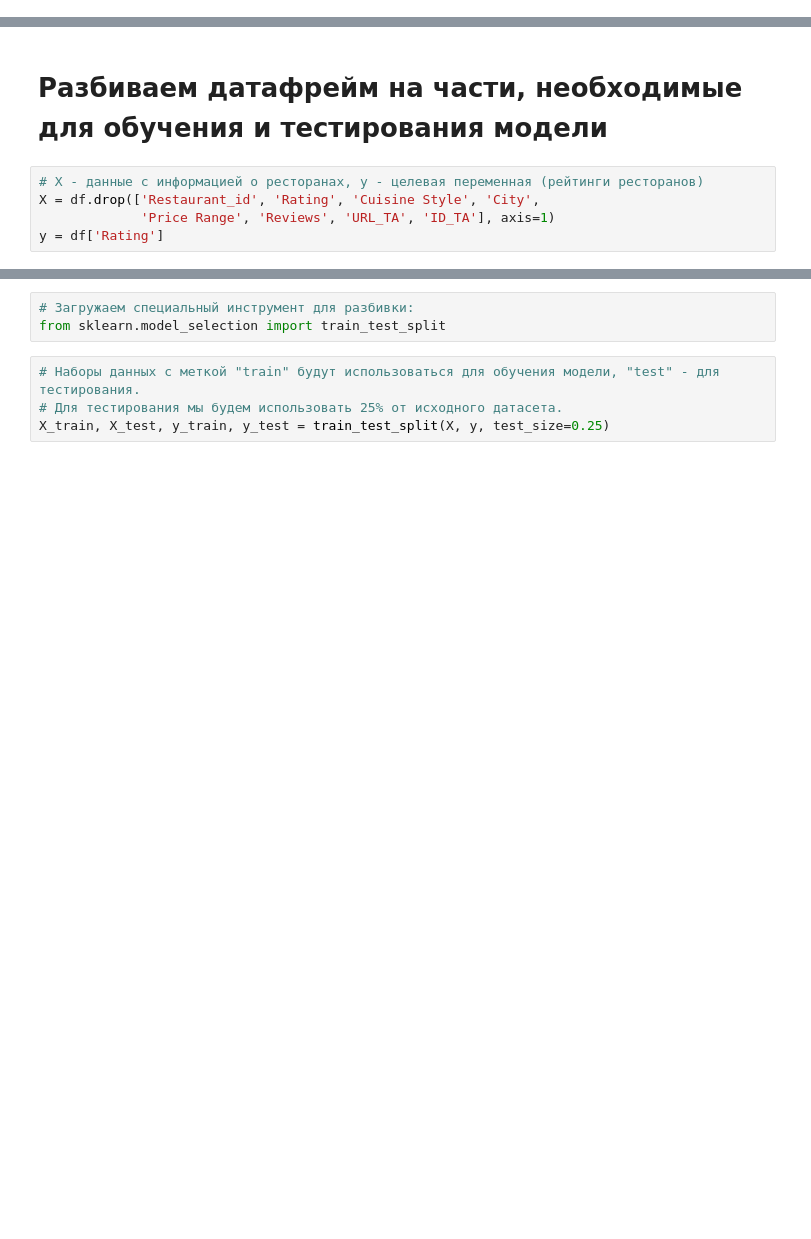
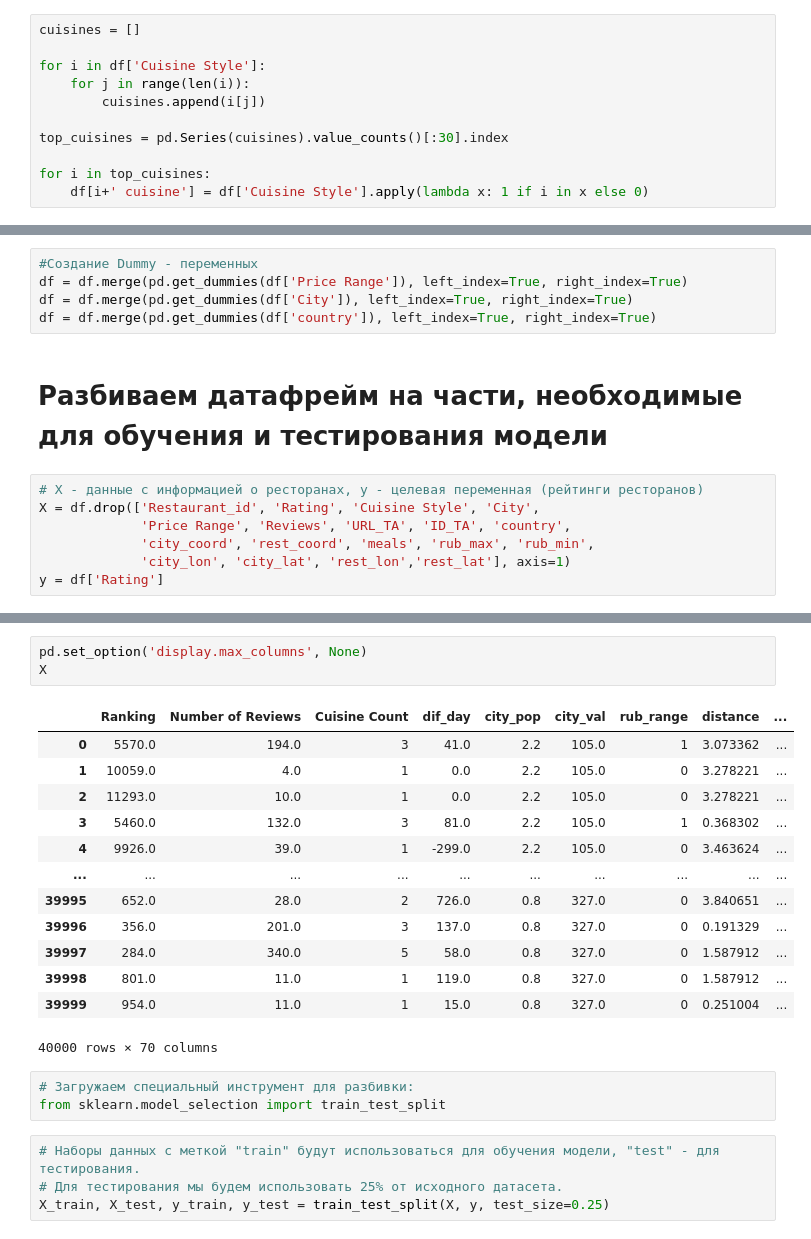
Before and after one commit to AlexanderPilshchikov/Git, a Jupyter notebook: module_3/your_first_model.ipynb, the cells around one changed output, grey strips where cells are left out. Saved outputs shown, nothing was run; the diff lists cells and outputs as text; blank space fills up the shorter version.

```diff
--- a/module_3/your_first_model.ipynb
+++ b/module_3/your_first_model.ipynb
@@ -89,0 +199,11 @@ df['city_val'] = df['City'].apply(lambda x: city_dict[x][-1])
+# %%
+cuisines = []
+
+for i in df['Cuisine Style']:
+    for j in range(len(i)):
+        cuisines.append(i[j])
+
+top_cuisines = pd.Series(cuisines).value_counts()[:30].index
+
+for i in top_cuisines:
+    df[i+' cuisine'] = df['Cuisine Style'].apply(lambda x: 1 if i in x else 0)
@@ -90,7 +235,14 @@ df['city_val'] = df['City'].apply(lambda x: city_dict[x][-1])
+# %%
+#Создание Dummy - переменных
+df = df.merge(pd.get_dummies(df['Price Range']), left_index=True, right_index=True)
+df = df.merge(pd.get_dummies(df['City']), left_index=True, right_index=True)
+df = df.merge(pd.get_dummies(df['country']), left_index=True, right_index=True)
 # %% [markdown]
 # Разбиваем датафрейм на части, необходимые для обучения и тестирования модели
 # %%
 # Х - данные с информацией о ресторанах, у - целевая переменная (рейтинги ресторанов)
 X = df.drop(['Restaurant_id', 'Rating', 'Cuisine Style', 'City',
-             'Price Range', 'Reviews', 'URL_TA', 'ID_TA'], axis=1)
+             'Price Range', 'Reviews', 'URL_TA', 'ID_TA', 'country',
+             'city_coord', 'rest_coord', 'meals', 'rub_max', 'rub_min',
+             'city_lon', 'city_lat', 'rest_lon','rest_lat'], axis=1)
 y = df['Rating']
@@ -113,3 +249,20 @@ X
+# %%
+pd.set_option('display.max_columns', None)
+X
+# %% [output]
+|  | Ranking | Number of Reviews | Cuisine Count | dif_day | city_pop | city_val | rub_range | distance | ... |
+| 0 | 5570.0 | 194.0 | 3 | 41.0 | 2.2 | 105.0 | 1 | 3.073362 | ... |
+| 1 | 10059.0 | 4.0 | 1 | 0.0 | 2.2 | 105.0 | 0 | 3.278221 | ... |
+| 2 | 11293.0 | 10.0 | 1 | 0.0 | 2.2 | 105.0 | 0 | 3.278221 | ... |
+| 3 | 5460.0 | 132.0 | 3 | 81.0 | 2.2 | 105.0 | 1 | 0.368302 | ... |
+| 4 | 9926.0 | 39.0 | 1 | -299.0 | 2.2 | 105.0 | 0 | 3.463624 | ... |
+| ... | ... | ... | ... | ... | ... | ... | ... | ... | ... |
+| 39995 | 652.0 | 28.0 | 2 | 726.0 | 0.8 | 327.0 | 0 | 3.840651 | ... |
+| 39996 | 356.0 | 201.0 | 3 | 137.0 | 0.8 | 327.0 | 0 | 0.191329 | ... |
+| 39997 | 284.0 | 340.0 | 5 | 58.0 | 0.8 | 327.0 | 0 | 1.587912 | ... |
+| 39998 | 801.0 | 11.0 | 1 | 119.0 | 0.8 | 327.0 | 0 | 1.587912 | ... |
+| 39999 | 954.0 | 11.0 | 1 | 15.0 | 0.8 | 327.0 | 0 | 0.251004 | ... |
+40000 rows × 70 columns
 # %%
 # Загружаем специальный инструмент для разбивки:
 from sklearn.model_selection import train_test_split
```
Also changed, not shown: parts of 24 cells of this notebook, 3 other files.
